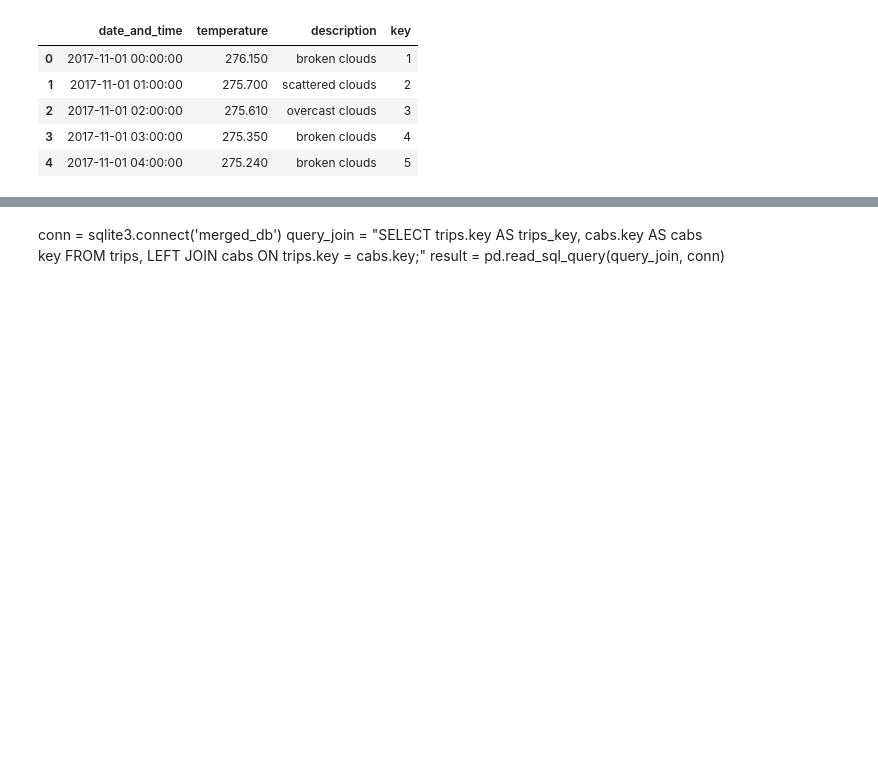
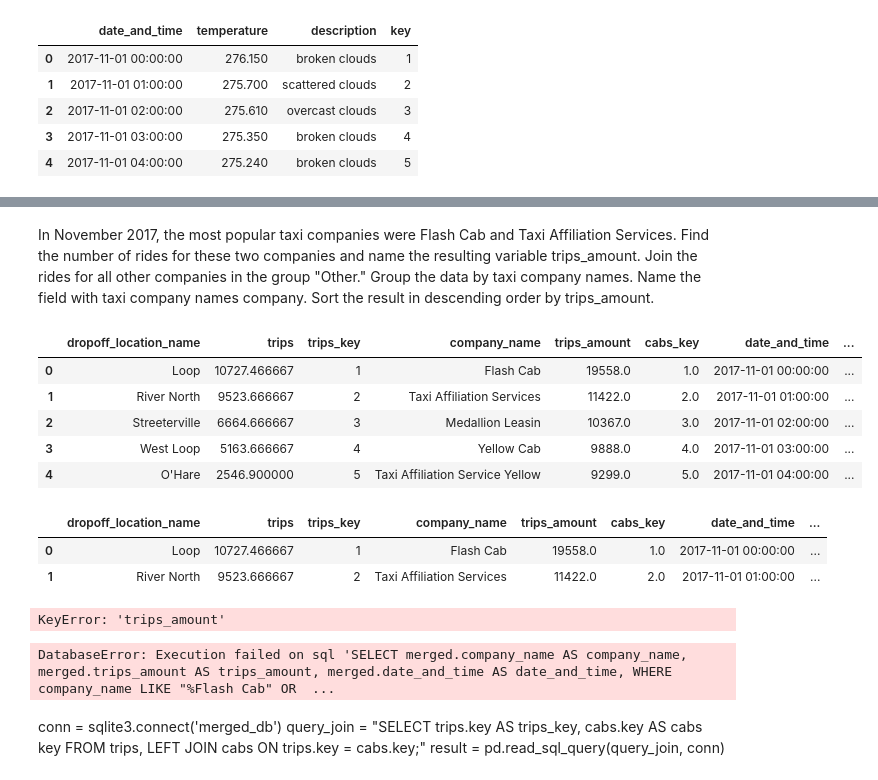
Before and after one commit to BLacuesta3/Sprint-6-Project, a Jupyter notebook: Sprint 6 Project.ipynb, the cells around one changed output, grey strips where cells are left out. Saved outputs shown, nothing was run; the diff lists cells and outputs as text; code cells hidden in the pictures; blank space fills up the shorter version.

```diff
--- a/Sprint 6 Project.ipynb
+++ b/Sprint 6 Project.ipynb
@@ -384,0 +397,22 @@ DatabaseError: Execution failed on sql 'SELECT * FROM trips;': no such table: tr
+# %% [markdown]
+In November 2017, the most popular taxi companies were Flash Cab and Taxi Affiliation Services. Find the number of rides for these two companies and name the resulting variable trips_amount. Join the rides for all other companies in the group "Other." Group the data by taxi company names. Name the field with taxi company names company. Sort the result in descending order by trips_amount.
+# %%
+merged.head()
+# %% [output]
+|  | dropoff_location_name | trips | trips_key | company_name | trips_amount | cabs_key | date_and_time | ... |
+| 0 | Loop | 10727.466667 | 1 | Flash Cab | 19558.0 | 1.0 | 2017-11-01 00:00:00 | ... |
+| 1 | River North | 9523.666667 | 2 | Taxi Affiliation Services | 11422.0 | 2.0 | 2017-11-01 01:00:00 | ... |
+| 2 | Streeterville | 6664.666667 | 3 | Medallion Leasin | 10367.0 | 3.0 | 2017-11-01 02:00:00 | ... |
+| 3 | West Loop | 5163.666667 | 4 | Yellow Cab | 9888.0 | 4.0 | 2017-11-01 03:00:00 | ... |
+| 4 | O'Hare | 2546.900000 | 5 | Taxi Affiliation Service Yellow | 9299.0 | 5.0 | 2017-11-01 04:00:00 | ... |
+# %%
+company = 'Flash Cab', 'Taxi Affiliation Services'
+
+new_start = merged['company_name'].isin(company)
+new = merged[new_start]
+
+new.head()
+# %% [output]
+|  | dropoff_location_name | trips | trips_key | company_name | trips_amount | cabs_key | date_and_time | ... |
+| 0 | Loop | 10727.466667 | 1 | Flash Cab | 19558.0 | 1.0 | 2017-11-01 00:00:00 | ... |
+| 1 | River North | 9523.666667 | 2 | Taxi Affiliation Services | 11422.0 | 2.0 | 2017-11-01 01:00:00 | ... |
@@ -385,3 +425,11 @@ DatabaseError: Execution failed on sql 'SELECT * FROM trips;': no such table: tr
+# %%
+new.apply(sum_trips, axis=0)
+# %% [output]
+KeyError: 'trips_amount'
+# %%
+task_3 = pd.read_sql("""SELECT merged.company_name AS company_name, merged.trips_amount AS trips_amount, merged.date_and_time AS date_and_time, WHERE company_name LIKE "%Flash Cab%" OR company_name LIKE "%Taxi Affiliation Services%";""", task)
+# %% [output]
+DatabaseError: Execution failed on sql 'SELECT merged.company_name AS company_name, merged.trips_amount AS trips_amount, merged.date_and_time AS date_and_time, WHERE company_name LIKE "%Flash Cab" OR  ...
 # %% [markdown]
 conn = sqlite3.connect('merged_db')
 query_join = "SELECT trips.key AS trips_key, cabs.key AS cabs key FROM trips, LEFT JOIN cabs ON trips.key = cabs.key;"
```
Also changed, not shown: parts of 5 cells of this notebook, 1 other file.
